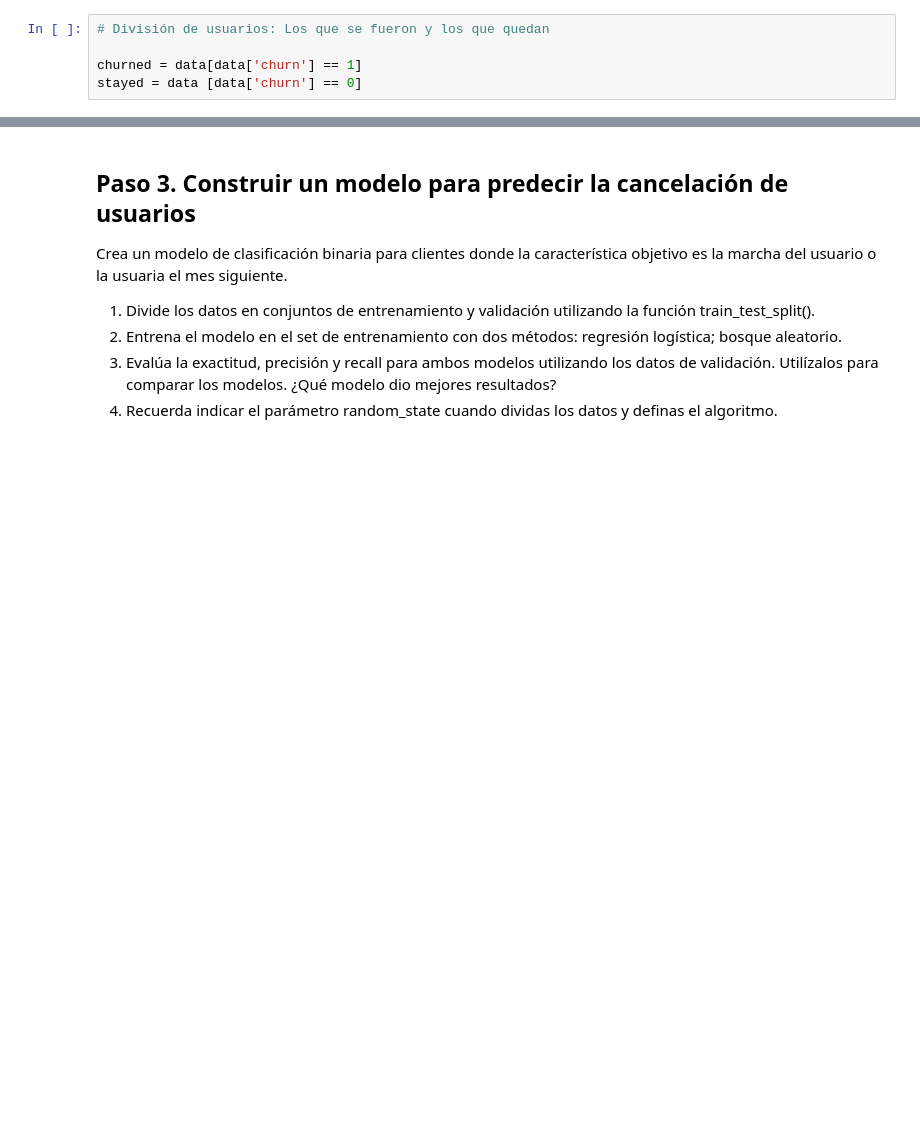
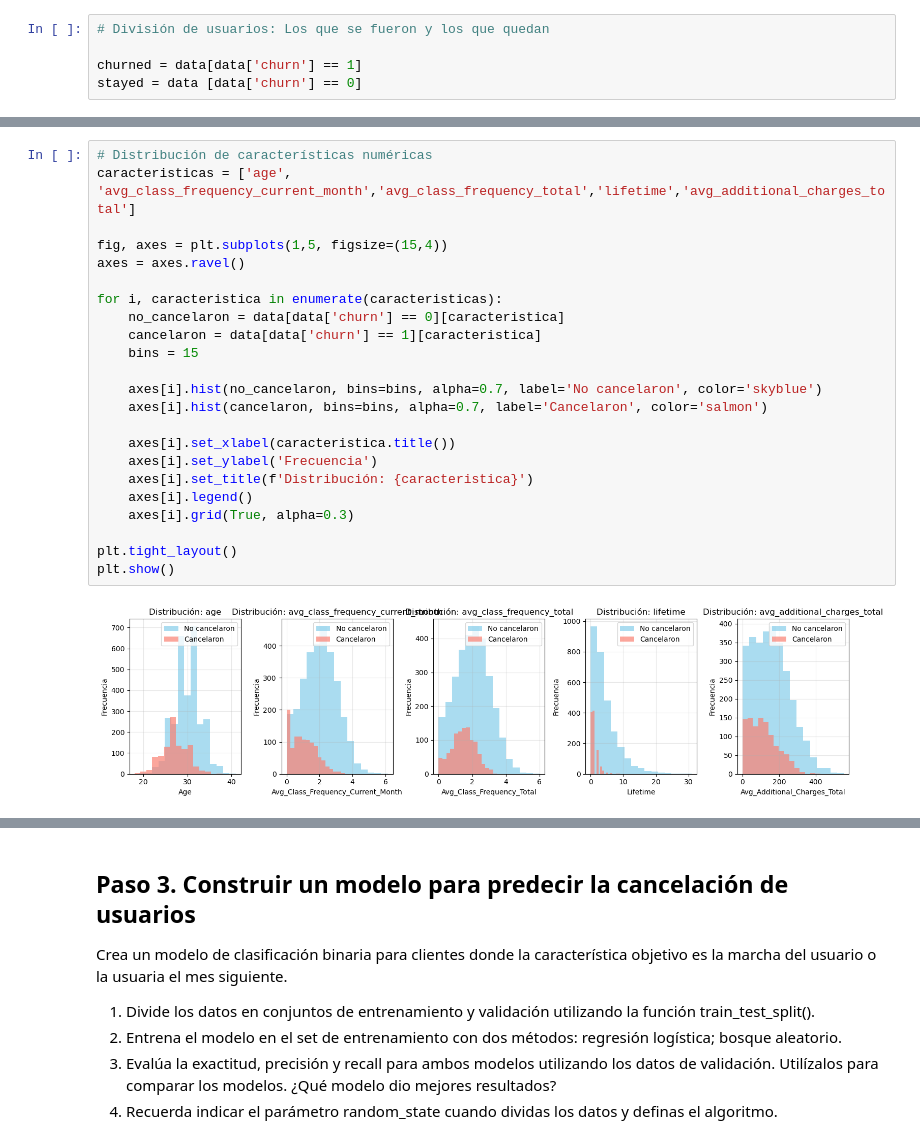
Before and after one commit to latostadorano/s_13, a Jupyter notebook: s13.ipynb, the cells around one changed output, grey strips where cells are left out. Drawn from its saved outputs; the diff is of its cells as text; blank space fills up the shorter version.

```diff
--- a/s13.ipynb
+++ b/s13.ipynb
@@ -212,0 +241,25 @@ plt.show()
+# %%
+# Distribución de características numéricas
+caracteristicas = ['age', 'avg_class_frequency_current_month','avg_class_frequency_total','lifetime','avg_additional_charges_total']
+
+fig, axes = plt.subplots(1,5, figsize=(15,4))
+axes = axes.ravel()
+
+for i, caracteristica in enumerate(caracteristicas):
+    no_cancelaron = data[data['churn'] == 0][caracteristica]
+    cancelaron = data[data['churn'] == 1][caracteristica]
+    bins = 15
+
+    axes[i].hist(no_cancelaron, bins=bins, alpha=0.7, label='No cancelaron', color='skyblue')
+    axes[i].hist(cancelaron, bins=bins, alpha=0.7, label='Cancelaron', color='salmon')
+
+    axes[i].set_xlabel(caracteristica.title())
+    axes[i].set_ylabel('Frecuencia')
+    axes[i].set_title(f'Distribución: {caracteristica}')
+    axes[i].legend()
+    axes[i].grid(True, alpha=0.3)
+
+plt.tight_layout()
+plt.show()
+# %% [output]
+[figure, added]
```
Also changed, not shown: parts of 5 cells of this notebook.
